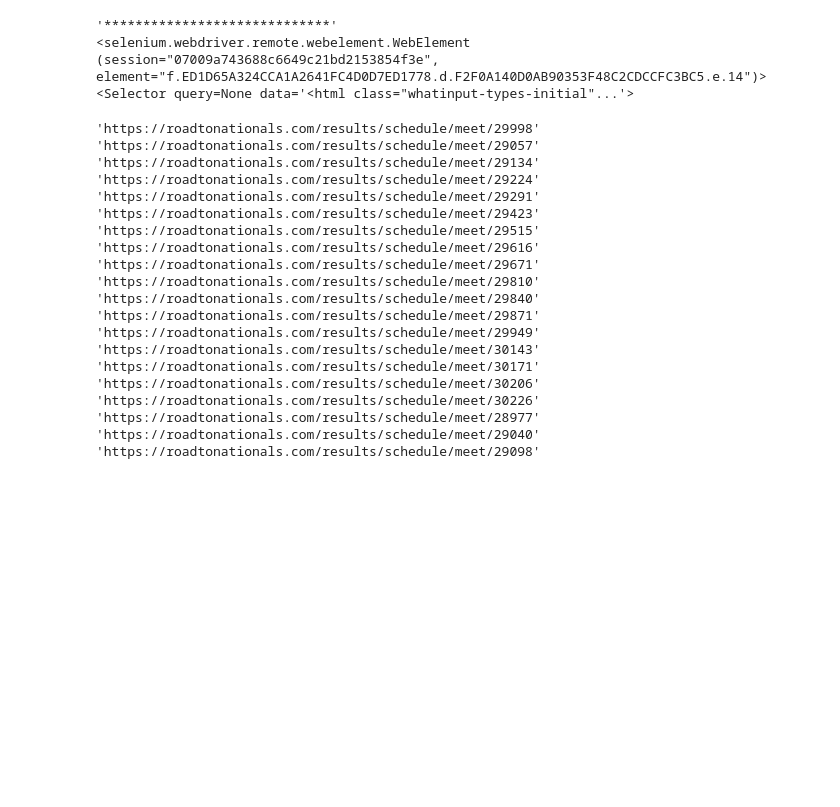
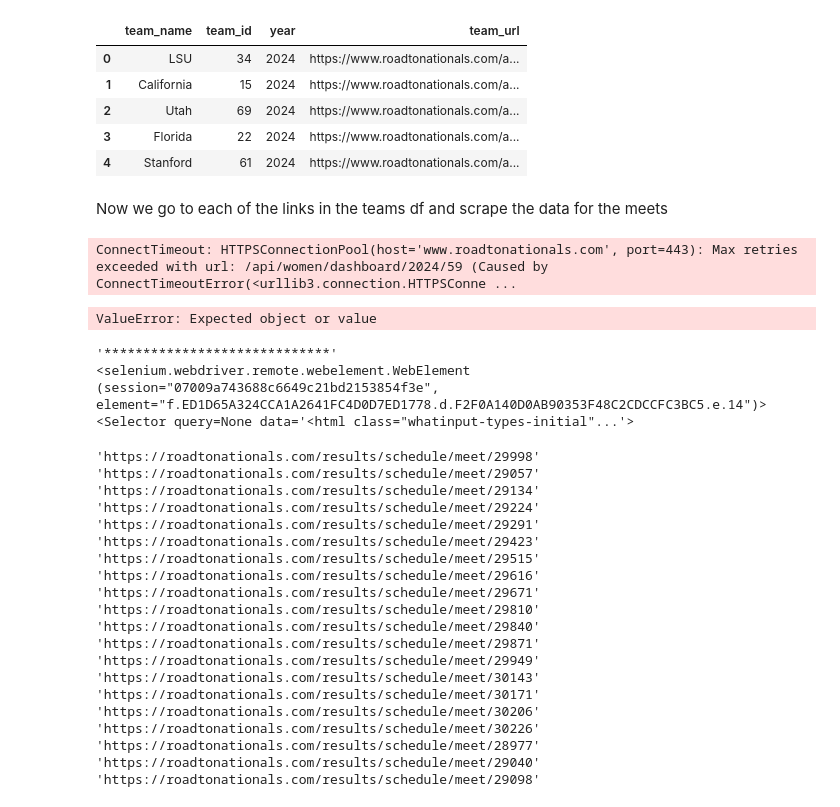
Before and after one commit to LSE-ME204/me204-2024-project-jesatuts2, a Jupyter notebook: Notebooks/NB01-Data-Collection.ipynb, the cells around one changed output. Cells and saved outputs as stored; diff of their text form; code cells hidden in the pictures; blank space fills up the shorter version.

```diff
--- a/Notebooks/NB01-Data-Collection.ipynb
+++ b/Notebooks/NB01-Data-Collection.ipynb
@@ -49,0 +104,3 @@ print('honk')
+# %%
+# Drop the columns that we are not interested in
+teams_df = teams_df.drop(columns=['rank', 'ncaa_final', 'nqs', 'regionals', 'rqs', 'division_id', 'average_score', 'high_score', 'ncaa'])
@@ -49,0 +117,4 @@ print('honk')
+# %%
+# Remove duplicates - ie. if team_id & team_name are identical, retain years as a list
+
+teams_df = teams_df.drop_duplicates(subset=['team_id', 'team_name']).reset_index(drop=True)
@@ -49,0 +131,18 @@ print('honk')
+# %%
+# Determine the link to access the team's dashboard
+base_team_url = 'https://www.roadtonationals.com/api/women/dashboard'
+
+# Add the team links to the team_url column
+teams_df['team_url'] = teams_df.apply(lambda x: f'{base_team_url}/{str(x["year"])}/{str(x["team_id"])}', axis=1)
+# %%
+# Preview the df - this looks good to work with now
+teams_df.head()
+# %% [output]
+|  | team_name | team_id | year | team_url |
+| 0 | LSU | 34 | 2024 | https://www.roadtonationals.com/a... |
+| 1 | California | 15 | 2024 | https://www.roadtonationals.com/a... |
+| 2 | Utah | 69 | 2024 | https://www.roadtonationals.com/a... |
+| 3 | Florida | 22 | 2024 | https://www.roadtonationals.com/a... |
+| 4 | Stanford | 61 | 2024 | https://www.roadtonationals.com/a... |
+# %% [markdown]
+Now we go to each of the links in the teams df and scrape the data for the meets
@@ -50,3 +175,34 @@ print('honk')
+# %%
+for url in tqdm(meet_urls):
+    get_the_meet_info(url)
+# %% [output]
+ConnectTimeout: HTTPSConnectionPool(host='www.roadtonationals.com', port=443): Max retries exceeded with url: /api/women/dashboard/2024/59 (Caused by ConnectTimeoutError(<urllib3.connection.HTTPSConne ...
+# %%
+# Read the json files into a dataframe
+
+# Create an empty dataframe
+meets_data_df = pd.DataFrame()
+
+# For every year, load the data from the json file and append to the dataframe
+for year in years:
+    for team in team_ids:
+        filename = f'../Data/Raw/meets/{year}_{team}_meets.json'
+
+    # Read the json file into a temporary df
+    temp_df = pd.read_json(filename)
+    temp_df['year'] = year
+    temp_df['team_id'] = team
+
+    # Append the temporary df to the main df
+    meets_data_df = pd.concat([meets_data_df, temp_df])
+
+
+meets_data_df = meets_data_df.reset_index(drop=True)
+meets_df = pd.json_normalize(meets_data_df['data']).reset_index(drop=True)
+meets_df['year'] = meets_data_df['year']
+meets_df['team_id'] = meets_data_df['team_id']
+# %% [output]
+ValueError: Expected object or value
 # %%
 # PART 1: Go to the url, wait until everything on the page loads
 
```
Also changed, not shown: parts of 16 cells of this notebook.
